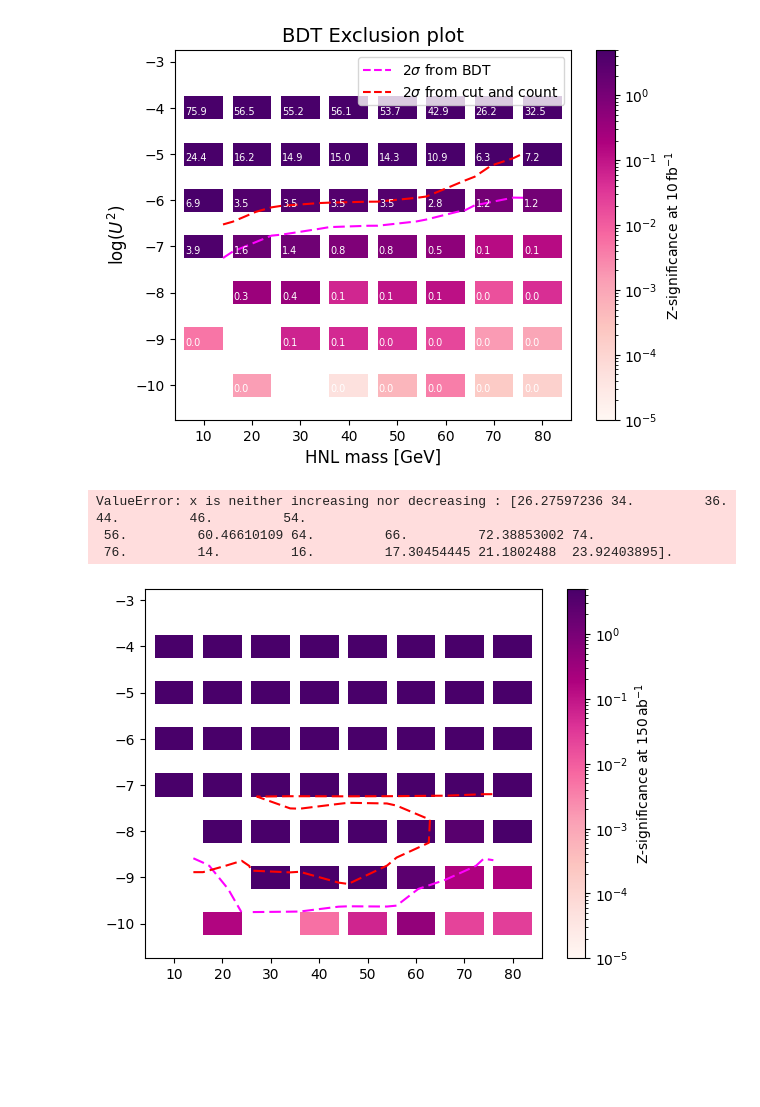
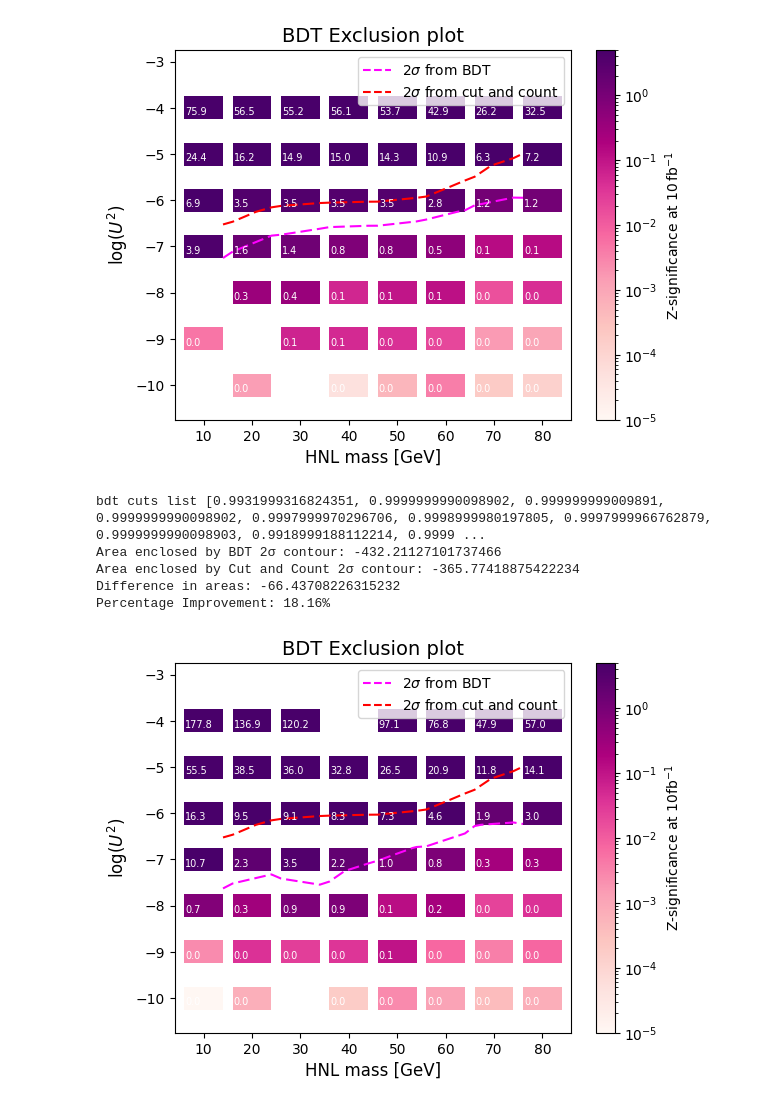
Before and after one commit to tomcritchley/FCCAnalyses_local, a Jupyter notebook: xgboost/xgboost_batch/plotting.ipynb, the cells around one changed output. Drawn from its saved outputs; the diff is of its cells as text; code cells hidden in the pictures; blank space fills up the shorter version.

```diff
--- a/xgboost/xgboost_batch/plotting.ipynb
+++ b/xgboost/xgboost_batch/plotting.ipynb
@@ -750,7 +750,7 @@ Difference in areas: -37.723948873763106
 Percentage Improvement: 10.31%
 [figure]
 # %%
-### 6.5 test with variable bins ###
+## run 7 ##
 
 ### 28 Feb new plot with new HNLs i hope its better dear god ###
 
@@ -765,13 +765,11 @@ from matplotlib.lines import Line2D
 import json
 from sklearn.metrics import auc
 
-with open('test_xgboost_results6_5_10fb.json', 'r') as file:
+with open('test_xgboost_results6_10fb.json', 'r') as file:
 
     data = json.load(file)
 
 def make_hist_2D():
-
-    scale_factor = 122.47
 
     #10 fb-1 data
 
@@ -785,14 +783,17 @@ def make_hist_2D():
 
         # Replace '1e-' with '-' and 'p' with '.'
         angle = float(parts[2].replace('1e-', '-').replace('p', '.'))
+        highest_significance_entry = max(value['significance_list'], key=lambda x: x[0])
+        highest_significance = highest_significance_entry[0]
+        bdt_cut = highest_significance_entry[2]  # Third entry of the significance_list
 
-        highest_significance = max(value['significance_list'], key=lambda x: x[0])[0]
-        data_points.append((mass, angle, highest_significance))
+        data_points.append((mass, angle, highest_significance, bdt_cut))
 
     masses = [float(data[0]) for data in data_points]
     angles = [float(data[1] * 2) for data in data_points]
     #angles = [angle * 2 for angle in angles]  # Angle squared is 10^(2 * exponent)
-    significances = [data[2] * scale_factor for data in data_points]
+    significances = [data[2] for data in data_points]
+    bdt_cuts = [data[3] for data in data_points]
 
     x_range = (0, 90)
     y_range = (-11, -3)
@@ -801,6 +802,8 @@ def make_hist_2D():
     y_bins = np.arange(-10.75, -2.25, 0.5)
 
     n_bins = [x_bins, y_bins]
+
+    print(f"bdt cuts list {bdt_cuts}")
 
     norm = LogNorm(vmin=1e-5, vmax=5)
 
@@ -811,7 +814,7 @@ def make_hist_2D():
     hist, edges = np.histogramdd((masses, angles), bins=n_bins, range=[x_range, y_range], weights=significances)
     x_edges, y_edges = edges
 
-    plt.colorbar(label = 'Z-significance at $150 \, \mathrm{ab}^{-1}$')
+    plt.colorbar(label = 'Z-significance at $10 \mathrm{fb}^{-1}$')
     #plt.colorbar.set_label("Z significance at  $150 \, \mathrm{ab}^{-1}$", fontsize = 12)
     ###delimiting line
     threshold = 2.0
@@ -823,7 +826,7 @@ def make_hist_2D():
 
     masses_cc = [float(data[0]) for data in data_points_cc]
     angles_cc = [float(data[1]) for data in data_points_cc]
-    significances_cc = [data[2] * scale_factor for data in data_points_cc]
+    significances_cc = [data[2] for data in data_points_cc]
 
     # Perform the interpolation
     z_interp = griddata((masses, angles), significances, (x_grid, y_grid), method='linear')
@@ -848,35 +851,37 @@ def make_hist_2D():
     print(f"Area enclosed by BDT 2σ contour: {area_contour}")
     print(f"Area enclosed by Cut and Count 2σ contour: {area_cc}")
     print(f"Difference in areas: {area_difference}")
     # Find the difference in areas
     percentage_improvement = (area_difference / area_cc) * 100
 
     print(f"Percentage Improvement: {percentage_improvement:.2f}%")
 
     # Create legend entries
     legend_elements = [Line2D([0], [0], color='magenta', linestyle='dashed', label='2$\sigma$ from BDT'),
                        Line2D([0], [0], color='red', linestyle='dashed', label='2$\sigma$ from cut and count')]
                        #Line2D([0], [0], color='blue', label='5$\sigma$')]
 
     plt.legend(handles=legend_elements, loc='upper right')
 
     plt.xlabel("HNL mass [GeV]", fontsize=12)
     plt.ylabel("log($U^2$)", fontsize=12)
     plt.title("BDT Exclusion plot", fontsize=14)
 
 
     for i in range(len(x_edges) -1):
         for j in range(len(y_edges) -1):
             if hist[i, j] > 0:
                 plt.text(x_edges[i] +0.2, y_edges[j]+0.1, f'{hist[i, j]:.1f}', color='white', fontsize = 7)
 
 
-    plt.savefig('exclusionplot_150ab.pdf', format='pdf')
+    plt.savefig('exclusionplot_10fb_run7.pdf', format='pdf')
     plt.show()
 
 make_hist_2D()
 # %% [output]
-ValueError: x is neither increasing nor decreasing : [26.27597236 34.         36.         44.         46.         54.
- 56.         60.46610109 64.         66.         72.38853002 74.
- 76.         14.         16.         17.30454445 21.1802488  23.92403895].
+bdt cuts list [0.9931999316824351, 0.9999999990098902, 0.999999999009891, 0.9999999990098902, 0.9997999970296706, 0.9998999980197805, 0.9997999966762879, 0.9999999990098903, 0.9918999188112214, 0.9999 ...
+Area enclosed by BDT 2σ contour: -432.21127101737466
+Area enclosed by Cut and Count 2σ contour: -365.77418875422234
+Difference in areas: -66.43708226315232
+Percentage Improvement: 18.16%
-[figure, old version]
+[figure, new version]
```
Also changed, not shown: parts of 3 cells of this notebook, 3 other files.
